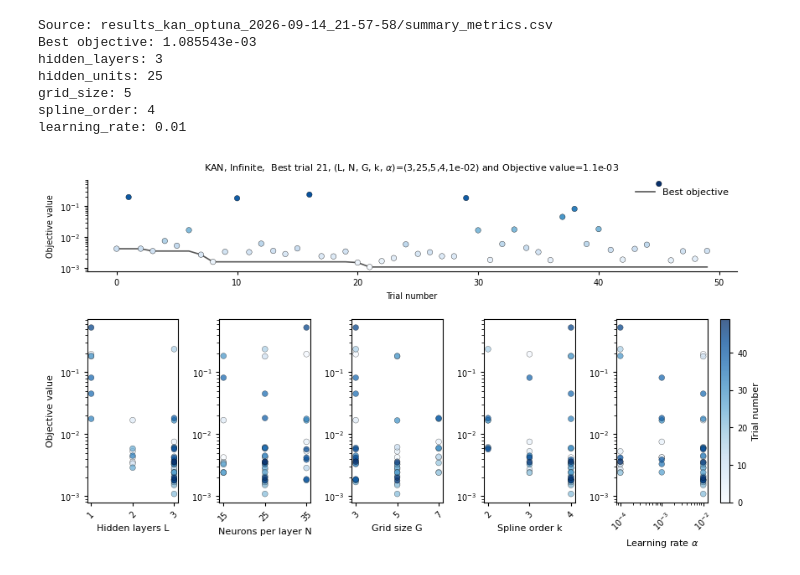
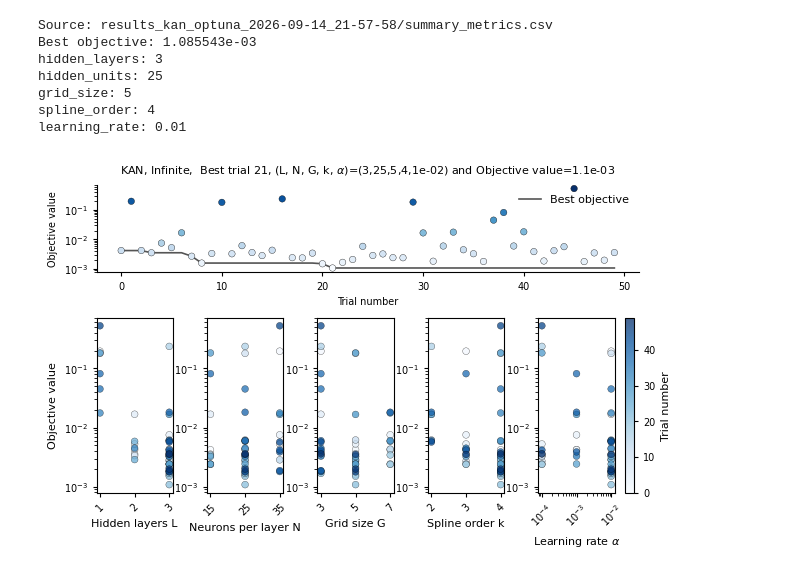
Before and after one commit to oscar-rincon/unbounded-domains, a Jupyter notebook: main/02_hyperparameter_tunning/03_kan_infinite_domain_optimization_plot.ipynb, the cells around one changed output. Drawn from its saved outputs; the diff is of its cells as text; code cells hidden in the pictures.

```diff
--- a/main/02_hyperparameter_tunning/03_kan_infinite_domain_optimization_plot.ipynb
+++ b/main/02_hyperparameter_tunning/03_kan_infinite_domain_optimization_plot.ipynb
@@ -83,7 +83,7 @@ for name, column in parameter_columns.items():
     print(f"{name}: {best_trial[column]}")
 
 # Build a two-panel figure: history and parameter slices.
-fig = plt.figure(figsize=(10, 5.0))
+fig = plt.figure(figsize=(7, 4.0))
 grid = fig.add_gridspec(2, 1, height_ratios=(1.0, 2.0), hspace=0.35)
 
 ax_history = fig.add_subplot(grid[0, 0])
@@ -115,33 +115,33 @@ trial_norm = Normalize(trials["number"].min(), trials["number"].max())
 for index, (name, column) in enumerate(parameter_columns.items()):
     axis = axes[index]
     values = trials[column]
     scatter = axis.scatter(values, trials["objective"], c=trials["number"], cmap="Blues", norm=trial_norm, edgecolors="black", linewidths=0.25, alpha=0.75, s=24)
     axis.set_yscale("log")
     axis.set_xlabel({"hidden_layers": "Hidden layers L", "hidden_units": "Neurons per layer N", "grid_size": "Grid size G", "spline_order": "Spline order k", "learning_rate": r"Learning rate $\alpha$"}[name], fontsize=8)
     if index == 0:
         axis.set_ylabel("Objective value")
     axis.tick_params(axis="both", labelsize=7)
     if name == "learning_rate":
         axis.set_xscale("log")
     if values.nunique() <= 10:
         axis.set_xticks(sorted(values.unique()))
         axis.tick_params(axis="x", rotation=45)
 
 colorbar = fig.colorbar(scatter, ax=axes, pad=0.02, fraction=0.025)
 colorbar.set_label("Trial number", fontsize=8)
 colorbar.ax.tick_params(labelsize=7)
 
 figure_dir = Path("figures")
 figure_dir.mkdir(exist_ok=True)
-plt.savefig(figure_dir / "kan_hyperparameter_optimization.svg", dpi=300, bbox_inches="tight")
-plt.savefig(figure_dir / "kan_hyperparameter_optimization.pdf", dpi=300, bbox_inches="tight")
+plt.savefig(figure_dir / "kan_infinite_hyperparameter_optimization.svg", dpi=300, bbox_inches="tight")
+plt.savefig(figure_dir / "kan_infinite_hyperparameter_optimization.pdf", dpi=300, bbox_inches="tight")
 plt.show()
 # %% [output]
 Source: results_kan_optuna_2026-09-14_21-57-58/summary_metrics.csv
 Best objective: 1.085543e-03
 hidden_layers: 3
 hidden_units: 25
 grid_size: 5
 spline_order: 4
 learning_rate: 0.01
-[figure, old version]
+[figure, new version]
```
Also changed, not shown: 20 other files.
